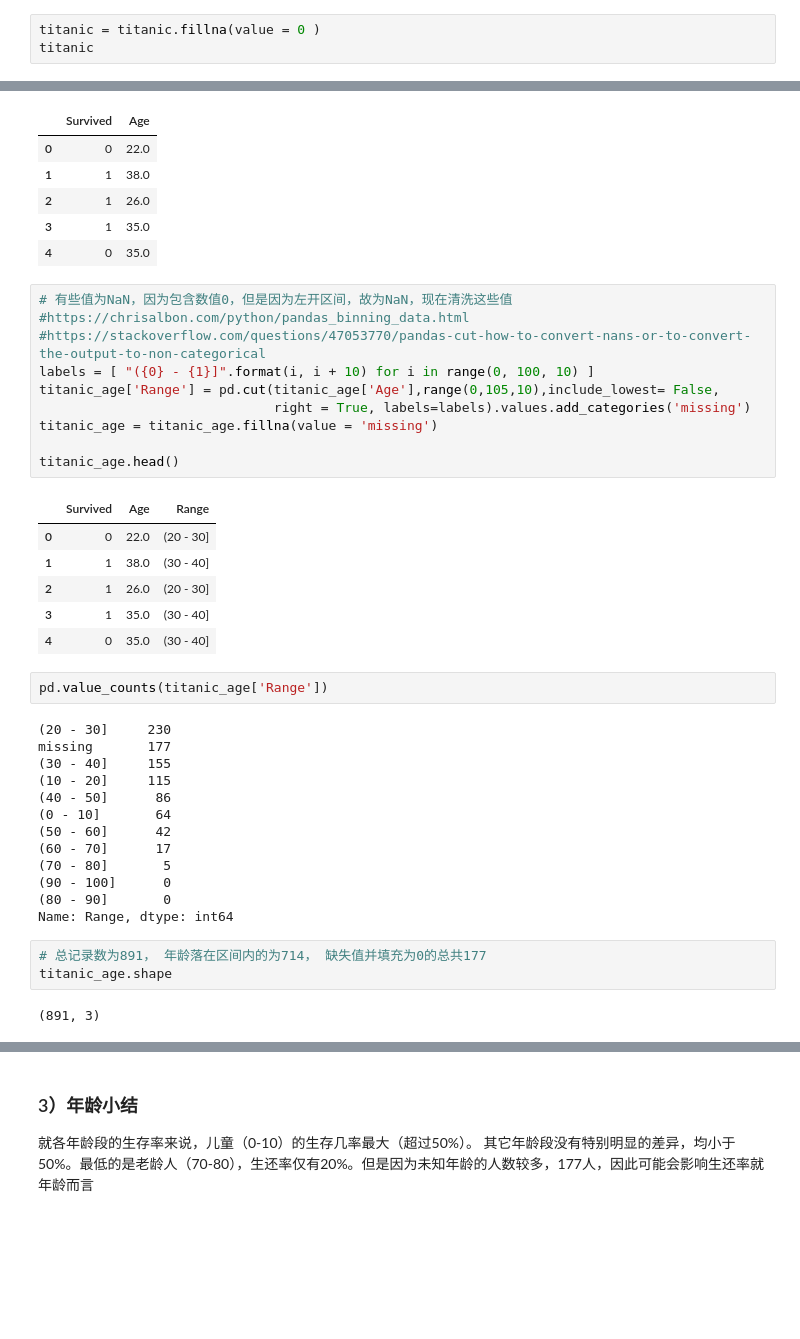
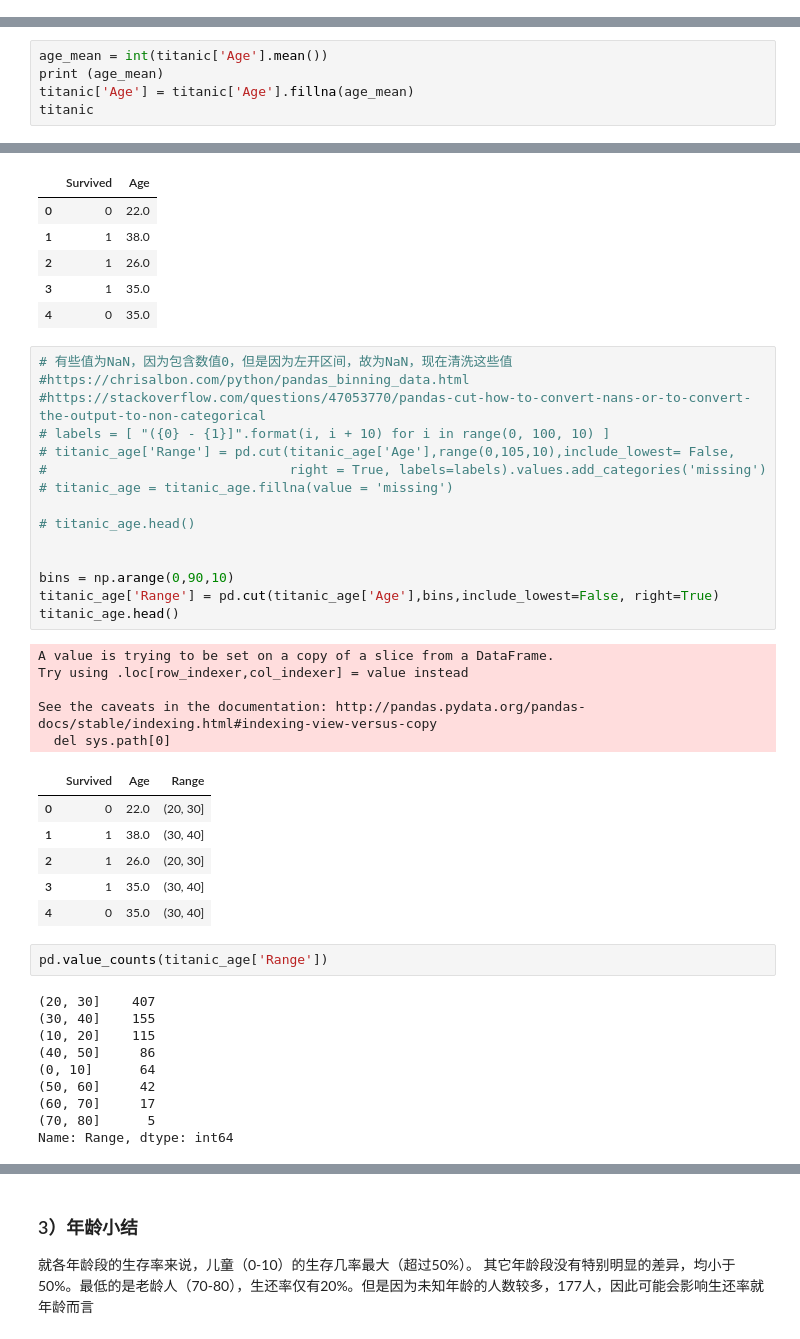
Before and after one commit to SunshineyYang1992/Udacity_P2, a Jupyter notebook: Titanic_data_analysis.ipynb, the cells around one changed output, grey strips where cells are left out. Saved outputs shown, nothing was run; the diff lists cells and outputs as text; blank space fills up the shorter version.

```diff
--- a/Titanic_data_analysis.ipynb
+++ b/Titanic_data_analysis.ipynb
@@ -22,6 +22,3 @@ titanic.head()
 # Data wrangling
     1) 补全missing value,
     2) 拆分Name column， 可以将Name拆分为： First name,last name (using vectorized str.split (https://stackoverflow.com/questions/37333299/splitting-a-column-by-delimiter-pandas-python)
-# %%
-titanic = titanic.fillna(value = 0 )
-titanic
@@ -46,0 +46,5 @@ titanic
+# %%
+age_mean = int(titanic['Age'].mean())
+print (age_mean)
+titanic['Age'] = titanic['Age'].fillna(age_mean)
+titanic
@@ -215,40 +241,42 @@ titanic_age.head()
 # %%
 # 有些值为NaN，因为包含数值0，但是因为左开区间，故为NaN，现在清洗这些值
 #https://chrisalbon.com/python/pandas_binning_data.html
 #https://stackoverflow.com/questions/47053770/pandas-cut-how-to-convert-nans-or-to-convert-the-output-to-non-categorical
-labels = [ "({0} - {1}]".format(i, i + 10) for i in range(0, 100, 10) ]
-titanic_age['Range'] = pd.cut(titanic_age['Age'],range(0,105,10),include_lowest= False,
-                              right = True, labels=labels).values.add_categories('missing')
-titanic_age = titanic_age.fillna(value = 'missing')
+# labels = [ "({0} - {1}]".format(i, i + 10) for i in range(0, 100, 10) ]
+# titanic_age['Range'] = pd.cut(titanic_age['Age'],range(0,105,10),include_lowest= False,
+#                               right = True, labels=labels).values.add_categories('missing')
+# titanic_age = titanic_age.fillna(value = 'missing')
 
+# titanic_age.head()
+
+
+bins = np.arange(0,90,10)
+titanic_age['Range'] = pd.cut(titanic_age['Age'],bins,include_lowest=False, right=True)
 titanic_age.head()
 # %% [output]
+A value is trying to be set on a copy of a slice from a DataFrame.
+Try using .loc[row_indexer,col_indexer] = value instead
+
+See the caveats in the documentation: http://pandas.pydata.org/pandas-docs/stable/indexing.html#indexing-view-versus-copy
+  del sys.path[0]
 |  | Survived | Age | Range |
-| 0 | 0 | 22.0 | (20 - 30] |
-| 1 | 1 | 38.0 | (30 - 40] |
-| 2 | 1 | 26.0 | (20 - 30] |
-| 3 | 1 | 35.0 | (30 - 40] |
-| 4 | 0 | 35.0 | (30 - 40] |
+| 0 | 0 | 22.0 | (20, 30] |
+| 1 | 1 | 38.0 | (30, 40] |
+| 2 | 1 | 26.0 | (20, 30] |
+| 3 | 1 | 35.0 | (30, 40] |
+| 4 | 0 | 35.0 | (30, 40] |
 # %%
 pd.value_counts(titanic_age['Range'])
 # %% [output]
-(20 - 30]     230
-missing       177
-(30 - 40]     155
-(10 - 20]     115
-(40 - 50]      86
-(0 - 10]       64
-(50 - 60]      42
-(60 - 70]      17
-(70 - 80]       5
-(90 - 100]      0
-(80 - 90]       0
+(20, 30]    407
+(30, 40]    155
+(10, 20]    115
+(40, 50]     86
+(0, 10]      64
+(50, 60]     42
+(60, 70]     17
+(70, 80]      5
 Name: Range, dtype: int64
-# %%
-# 总记录数为891， 年龄落在区间内的为714， 缺失值并填充为0的总共177
-titanic_age.shape
-# %% [output]
-(891, 3)
 # %%
 groupby_age = titanic_age[['Survived','Range']]
 survived_groupby_age = groupby_age[groupby_age['Survived'] == 1].groupby('Range').count()
```
Also changed, not shown: parts of 16 cells of this notebook.
